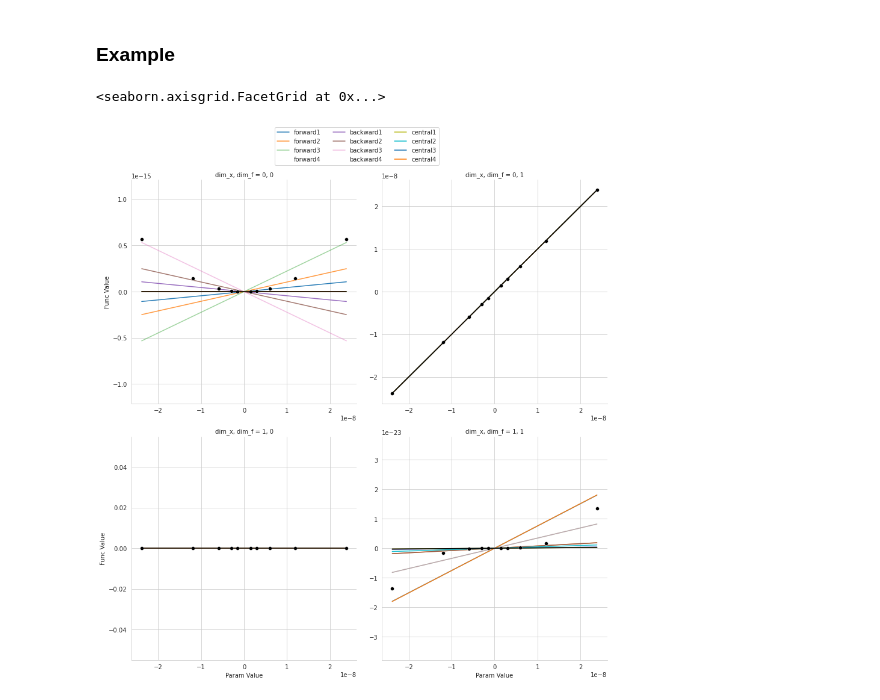
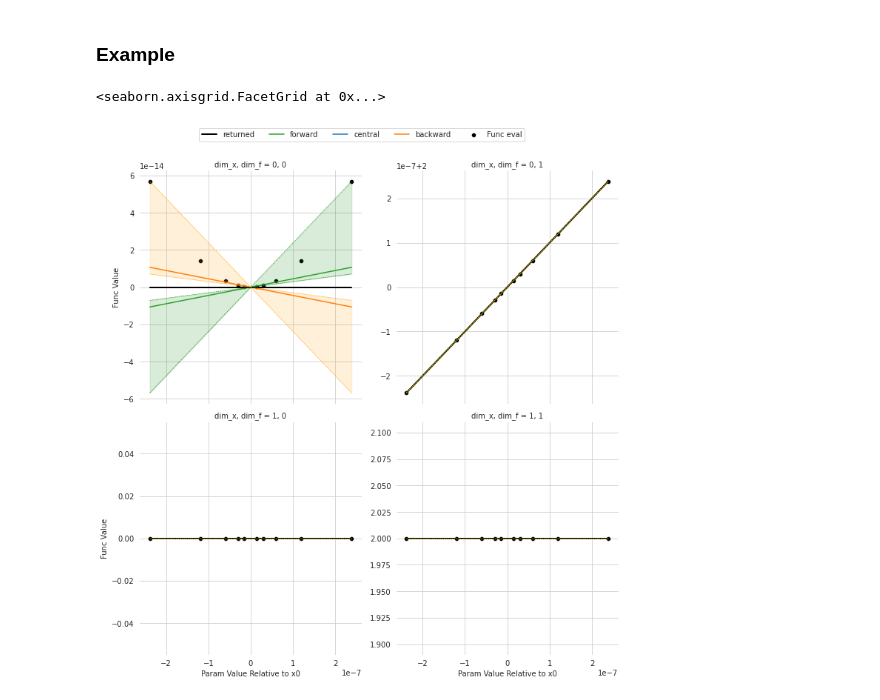
Before and after one commit to timmens/derivatives, a Jupyter notebook: derivatives.ipynb, the cells around one changed output. Drawn from its saved outputs; the diff is of its cells as text; code cells hidden in the pictures.

Commit message:
Update plotting code

```diff
--- a/derivatives.ipynb
+++ b/derivatives.ipynb
@@ -113,17 +124,23 @@ def visualize_derivative(consolidated_der, df_evals, df_deriv, func_value, dim_x
 ### Example
 # %%
 def func(x):
-    y1 = x[0] ** 2
-    y2 = x[1] ** 3 + x[0]
+    y1 = (x[0] - 1) ** 2
+    y2 = 1 + x[0]
     return np.array([y1, y2])
 
-params = np.zeros(3)
+params = np.ones(3)
 # %%
-n_steps, dim_x, dim_f = 5, len(params), len(np.atleast_1d(func(params)))
+n_steps, dim_x, dim_f = 5, len(params), len(func(params))
 
-der, info, candidates, cand, err = first_derivative(
-    func, params, n_steps=n_steps, return_func_value=True, return_evals=True
+der, info = first_derivative(
+    func,
+    params,
+    n_steps=n_steps,
+    return_func_value=True,
+    return_evals=True,
+    return_jac_cand=True,
 )
 
 func_value = info["func_value"]
 df_evals = info["df_evals"]
+df_jac_cand = info["df_jac_cand"]
@@ -132,5 +147,5 @@ df_deriv = _convert_jac_candidates_to_frame(cand, err)
 # %%
-visualize_derivative(der, df_evals, df_deriv, func_value, dim_x=[0, 1])
+visualize_derivative(df_evals, df_jac_cand, func_value, params, dim_x=[0, 1])
 # %% [output]
 <seaborn.axisgrid.FacetGrid at 0x...>
-[figure, old version]
+[figure, new version]
```
Also changed, not shown: parts of 5 cells of this notebook.
